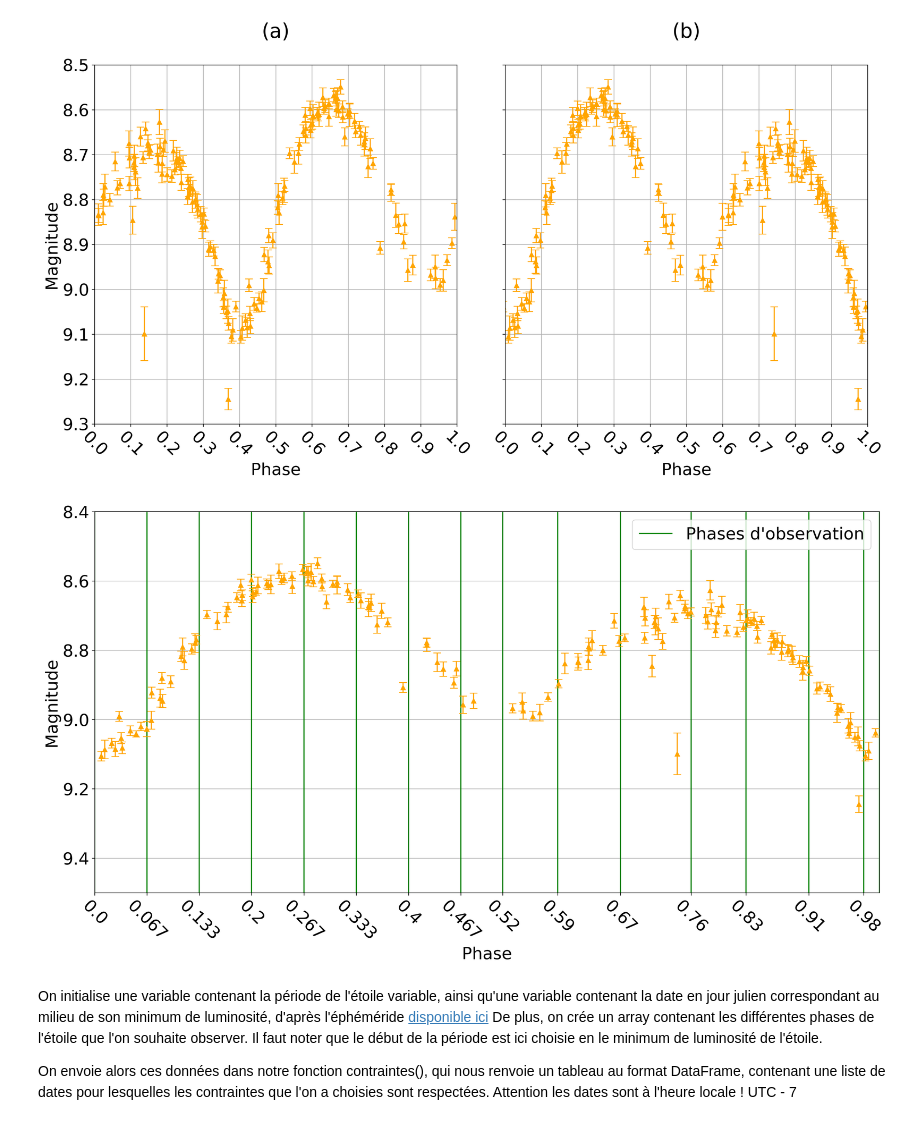
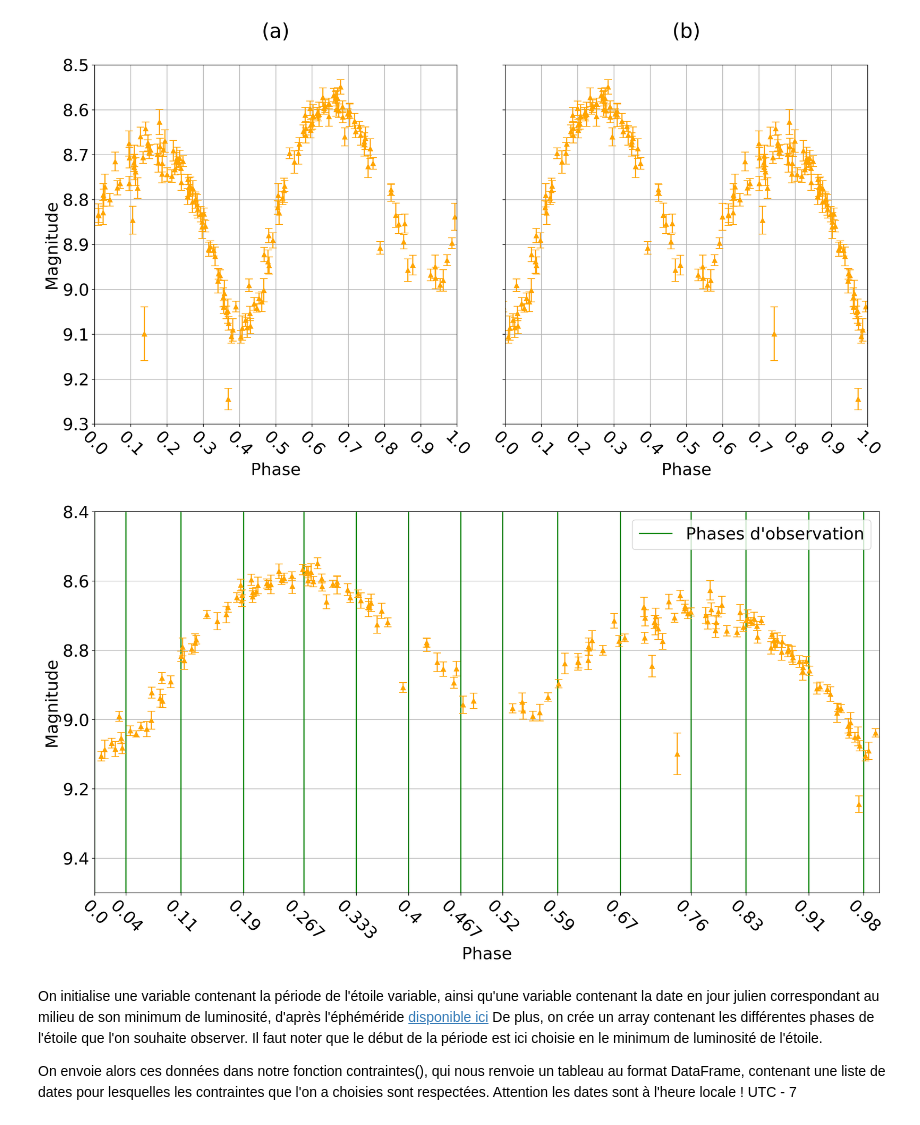
Before and after one commit to nicolasGrim/stage_astro, a Jupyter notebook: Calcul dates d'observation du boo.ipynb, the cells around one changed output. Drawn from its saved outputs; the diff is of its cells as text; code cells hidden in the pictures.

Commit message:
changement des phases choisies + export csv pour latex

```diff
--- a/Calcul dates d'observation du boo.ipynb
+++ b/Calcul dates d'observation du boo.ipynb
@@ -130,40 +130,42 @@ fig.savefig('figures/cds_luminosite_centree.png')
 
 phases = np.linspace(0, 1, 16)
 phases[-8:] = [0.52 , 0.59, 0.67,0.76, 0.83, 0.91, 0.98, 1.0]
+phases[:4] = [0, 0.04, 0.11, 0.19]
+phases = phases[:-1]
 
 
 fig, ax = plt.subplots(1, 1, dpi = 300, figsize = (16, 9))
 
 
 
 
 ax.errorbar(lum['phase']+ (1 - 0.395), lum['luminosite'], fmt = '^', yerr = lum['erreur'],
             capsize = 5,  c ='orange')
 ax.errorbar(lum['phase'] - 0.395, lum['luminosite'], fmt = '^', yerr = lum['erreur'],
             capsize = 5, c = 'orange')
 ax.vlines(phases, 8.4, 9.5, color = 'g', label = 'Phases d\'observation')
 
 
 
 
 ax.set_xlim(0, 1)
 ax.set_xlabel('Phase')
 
 ax.set_ylim(8.4, 9.5)
 ax.set_ylabel('Magnitude')
 ax.invert_yaxis()
 
-ax.set_xticks(phases[0:-1])
-ax.set_xticklabels(np.around(phases[0:-1], 3), rotation = -45)
+ax.set_xticks(phases)
+ax.set_xticklabels(np.around(phases, 3), rotation = -45)
 ax.grid()
 
 ax.legend()
 
 fig.tight_layout()
 
 fig.savefig('figures/cds_luminosite_centree_phases')
 # %% [output]
-[figure, old version]
+[figure, new version]
 # %% [markdown]
 On initialise une variable contenant la période de l'étoile variable, ainsi qu'une variable contenant la date en jour julien correspondant au milieu de son minimum de luminosité, d'après l'éphéméride [disponible ici]('https://www.aavso.org/vsx/index.php?view=detail.ephemeris&nolayout=1&oid=4446' "aavso")
 De plus, on crée un array contenant les différentes phases de l'étoile que l'on souhaite observer. Il faut noter que le début de la période est ici choisie en le minimum de luminosité de l'étoile.
```
Also changed, not shown: parts of 9 cells of this notebook, 6 other files.
